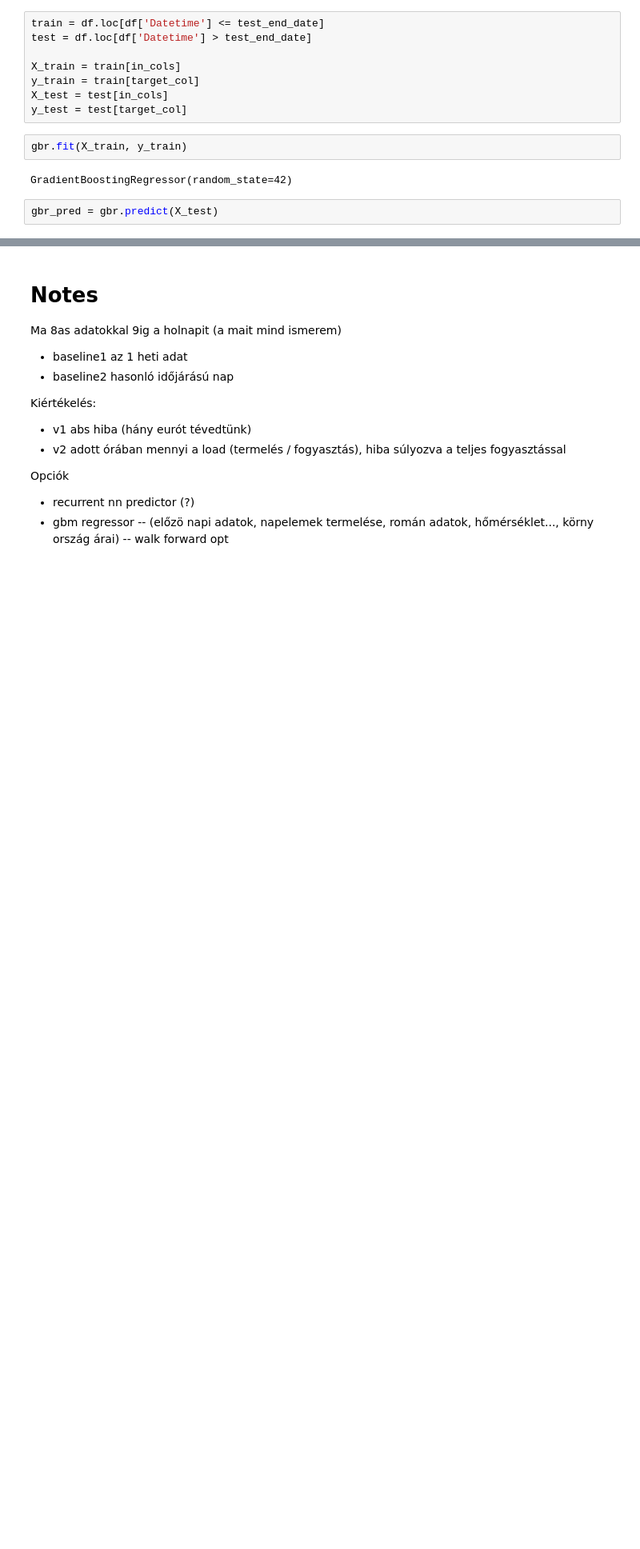
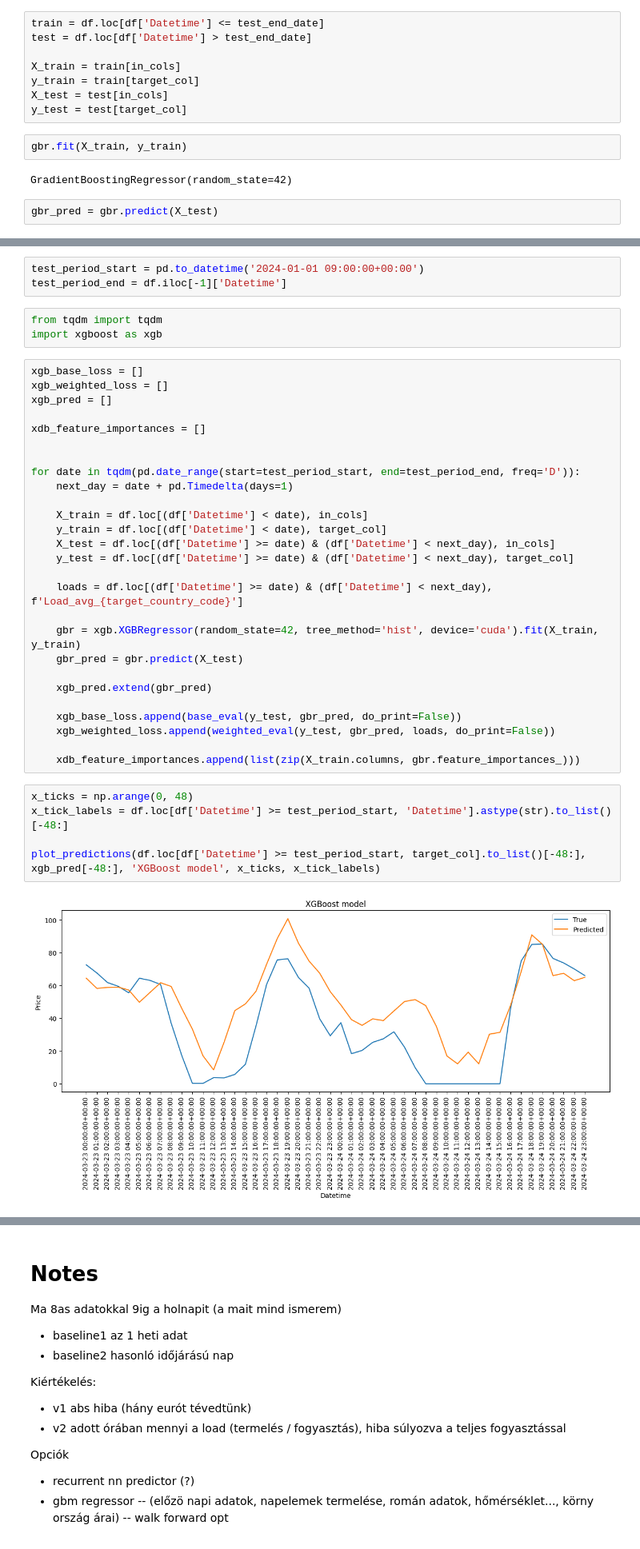
Before and after one commit to BotondProhaszka/msc_szakdolgozat, a Jupyter notebook: main.ipynb, the cells around one changed output, grey strips where cells are left out. Shown at 80% size. Drawn from its saved outputs; the diff is of its cells as text; blank space fills up the shorter version.

Commit message:
Eval framework added

```diff
--- a/main.ipynb
+++ b/main.ipynb
@@ -642,0 +719,40 @@ plt.show()
+# %%
+test_period_start = pd.to_datetime('2024-01-01 09:00:00+00:00')
+test_period_end = df.iloc[-1]['Datetime']
+# %%
+from tqdm import tqdm
+import xgboost as xgb
+# %%
+xgb_base_loss = []
+xgb_weighted_loss = []
+xgb_pred = []
+
+xdb_feature_importances = []
+
+
+for date in tqdm(pd.date_range(start=test_period_start, end=test_period_end, freq='D')):
+    next_day = date + pd.Timedelta(days=1)
+
+    X_train = df.loc[(df['Datetime'] < date), in_cols]
+    y_train = df.loc[(df['Datetime'] < date), target_col]
+    X_test = df.loc[(df['Datetime'] >= date) & (df['Datetime'] < next_day), in_cols]
+    y_test = df.loc[(df['Datetime'] >= date) & (df['Datetime'] < next_day), target_col]
+
+    loads = df.loc[(df['Datetime'] >= date) & (df['Datetime'] < next_day), f'Load_avg_{target_country_code}']
+
+    gbr = xgb.XGBRegressor(random_state=42, tree_method='hist', device='cuda').fit(X_train, y_train)
+    gbr_pred = gbr.predict(X_test)
+
+    xgb_pred.extend(gbr_pred)
+
+    xgb_base_loss.append(base_eval(y_test, gbr_pred, do_print=False))
+    xgb_weighted_loss.append(weighted_eval(y_test, gbr_pred, loads, do_print=False))
+
+    xdb_feature_importances.append(list(zip(X_train.columns, gbr.feature_importances_)))
+# %%
+x_ticks = np.arange(0, 48)
+x_tick_labels = df.loc[df['Datetime'] >= test_period_start, 'Datetime'].astype(str).to_list()[-48:]
+
+plot_predictions(df.loc[df['Datetime'] >= test_period_start, target_col].to_list()[-48:], xgb_pred[-48:], 'XGBoost model', x_ticks, x_tick_labels)
+# %% [output]
+[figure, added]
```
Also changed, not shown: parts of 23 cells of this notebook.
